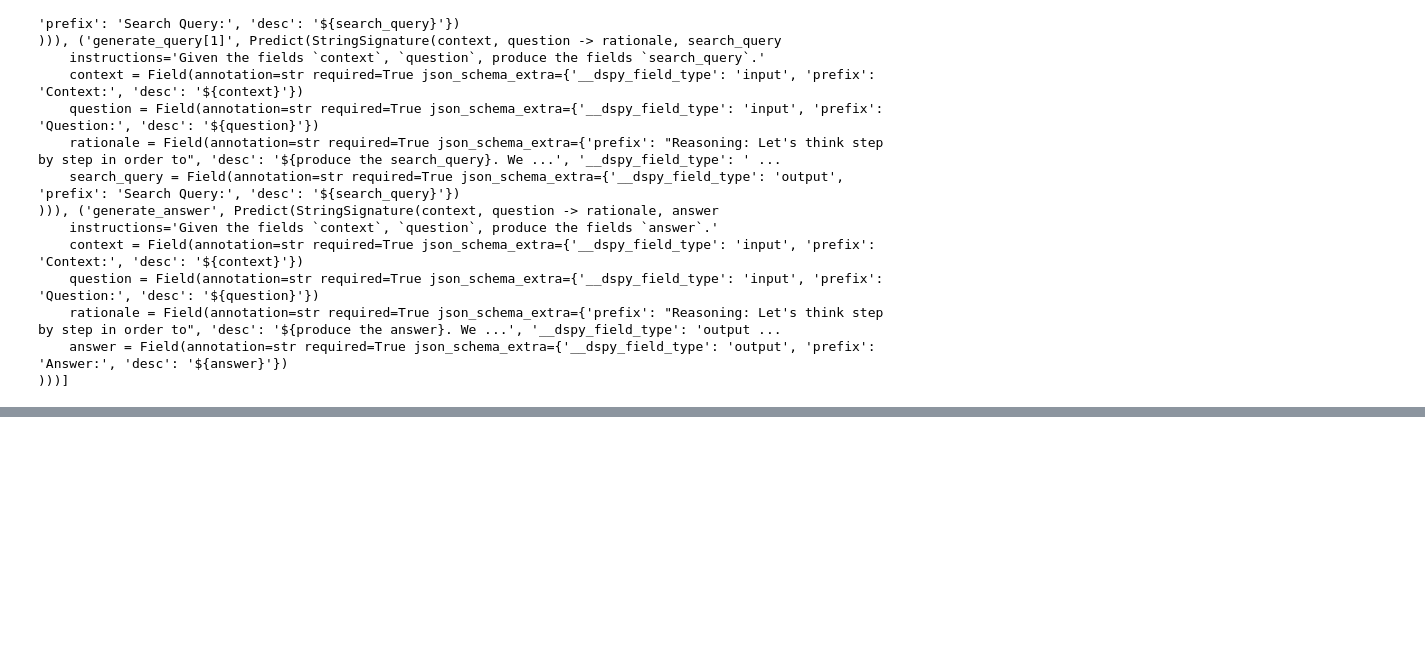
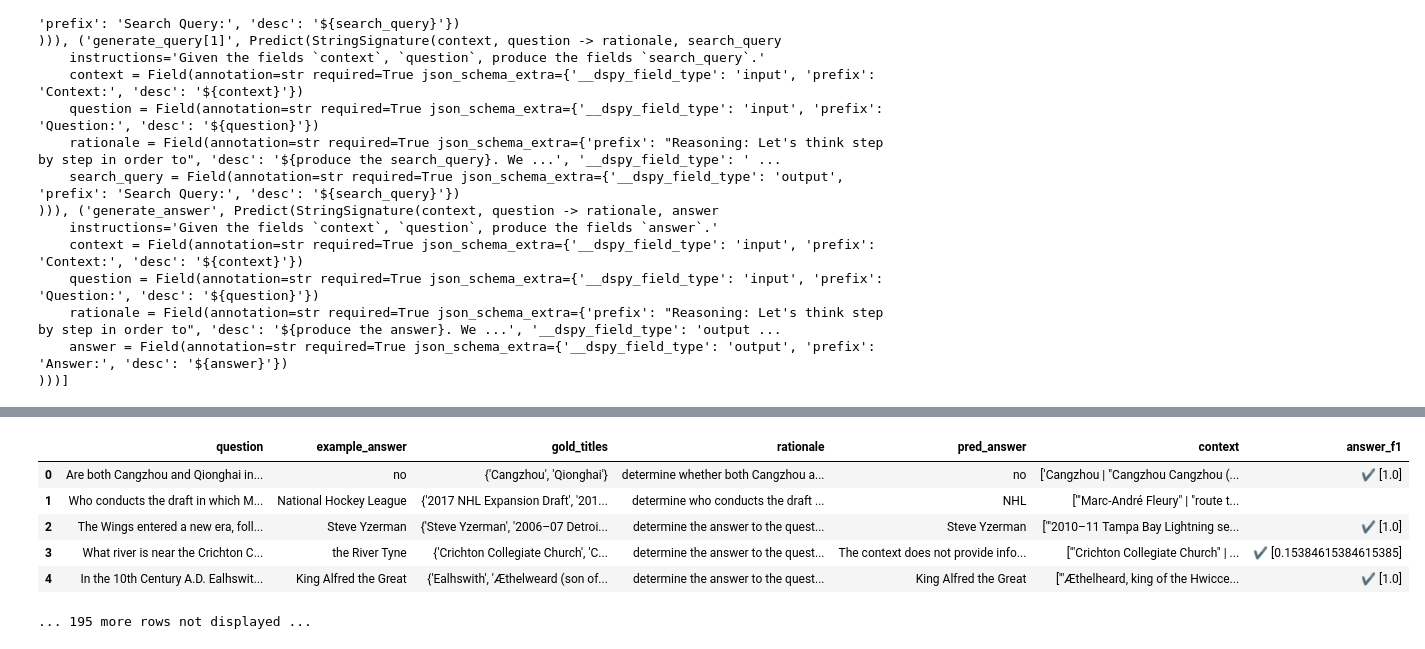
Before and after one commit to jiange91/lm_compiler, a Jupyter notebook: examples/HotPotQA/paper_workload.ipynb, the cells around one changed output, grey strips where cells are left out. Cells and saved outputs as stored; diff of their text form; code cells hidden in the pictures; blank space fills up the shorter version.

```diff
--- a/examples/HotPotQA/paper_workload.ipynb
+++ b/examples/HotPotQA/paper_workload.ipynb
@@ -208,0 +185,10 @@ WARNING:root:   *** In DSPy 2.5, all LM clients except `dspy.LM` are deprecated.
+# %%
+score, outputs = evaluate(agent, return_outputs=True)
+# %% [output]
+|  | question | example_answer | gold_titles | rationale | pred_answer | context | answer_f1 |
+| 0 | Are both Cangzhou and Qionghai in... | no | {'Cangzhou', 'Qionghai'} | determine whether both Cangzhou a... | no | ['Cangzhou | "Cangzhou Cangzhou (... | ✔️ [1.0] |
+| 1 | Who conducts the draft in which M... | National Hockey League | {'2017 NHL Expansion Draft', '201... | determine who conducts the draft ... | NHL | ['"Marc-André Fleury" | "route t... |  |
+| 2 | The Wings entered a new era, foll... | Steve Yzerman | {'Steve Yzerman', '2006–07 Detroi... | determine the answer to the quest... | Steve Yzerman | ['"2010–11 Tampa Bay Lightning se... | ✔️ [1.0] |
+| 3 | What river is near the Crichton C... | the River Tyne | {'Crichton Collegiate Church', 'C... | determine the answer to the quest... | The context does not provide info... | ['"Crichton Collegiate Church" | ... | ✔️ [0.15384615384615385] |
+| 4 | In the 10th Century A.D. Ealhswit... | King Alfred the Great | {'Ealhswith', 'Æthelweard (son of... | determine the answer to the quest... | King Alfred the Great | ['"Æthelheard, king of the Hwicce... | ✔️ [1.0] |
+... 195 more rows not displayed ...
```
Also changed, not shown: parts of 9 cells of this notebook, 46 other files.
